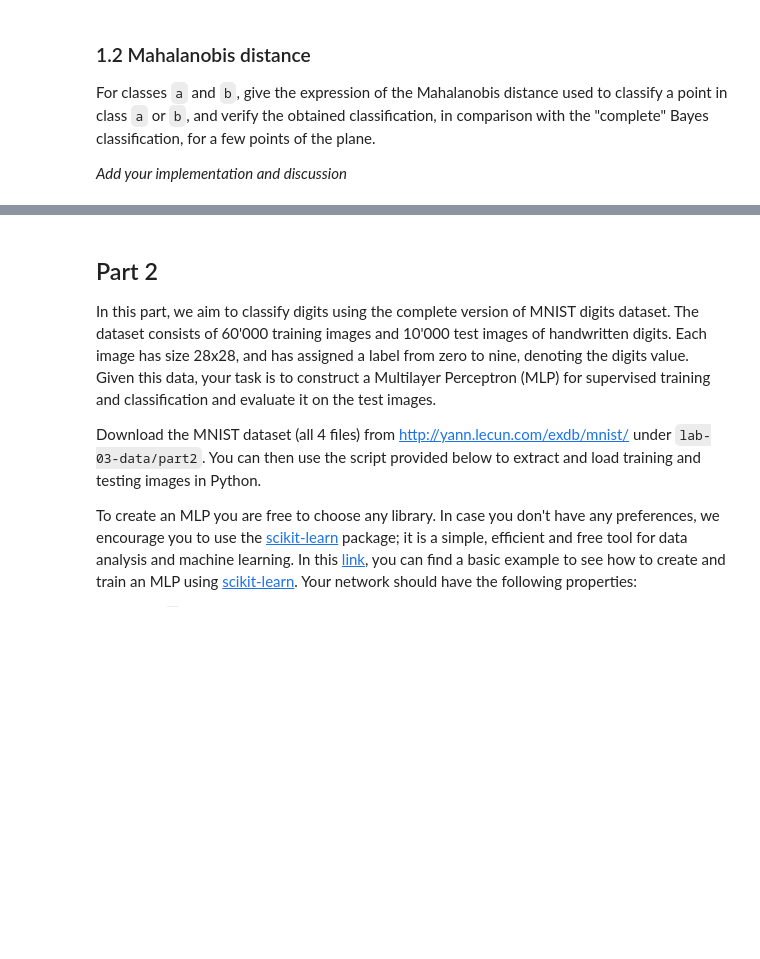
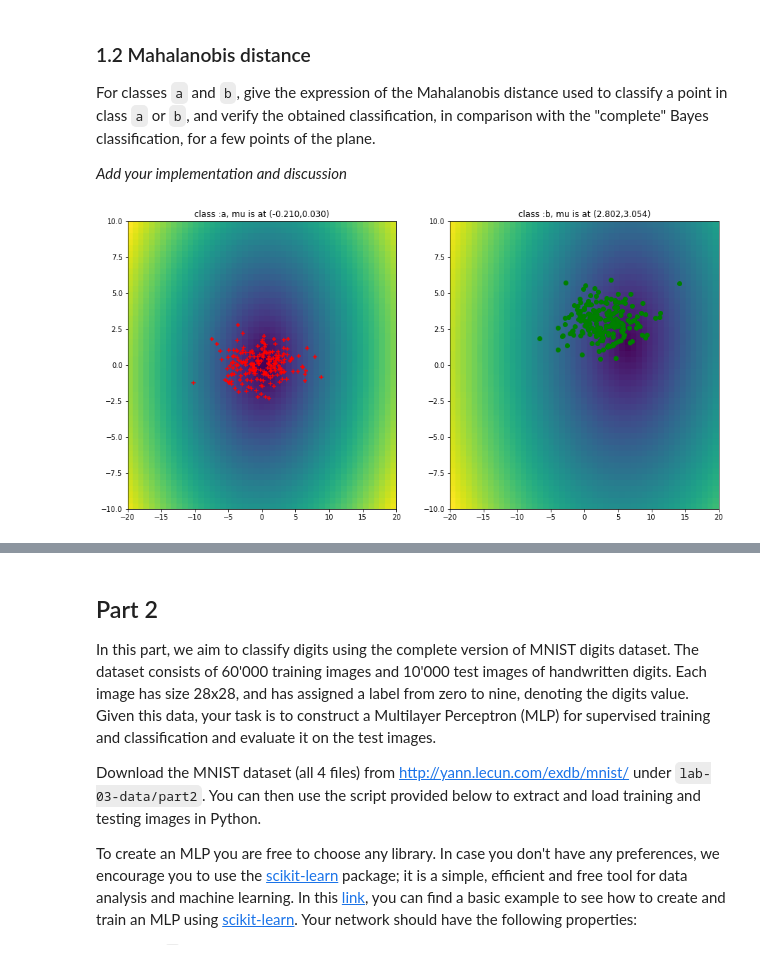
Before and after one commit to AlbericDeLajarte/ImageAnalysis, a Jupyter notebook: labs/Lab3-classification.ipynb, the cells around one changed output, grey strips where cells are left out. Cells and saved outputs as stored; diff of their text form; code cells hidden in the pictures; blank space fills up the shorter version.

```diff
--- a/labs/Lab3-classification.ipynb
+++ b/labs/Lab3-classification.ipynb
@@ -192,18 +159,0 @@ ax[1][2].scatter(c[:,0], c[:,1], marker= ',')
-# %%
-G_a_b = G_a["value"]-G_b["value"]>0
-G_a_c = G_a["value"]-G_c["value"]>0
-G_b_c = G_b["value"]-G_c["value"]>0
-
-#To be in A you have to be 1 and 3
-#To be in B you have to be 0 and 5
-#To be in C you have to be 2 and 4
-
-G_a_ = np.logical_and(G_a_b, G_a_c)
-G_b_ = np.logical_and(np.logical_not(G_a_b), G_b_c)
-G_c_ = np.logical_and(np.logical_not(G_a_c), np.logical_not(G_b_c))
-
-fig, axes = plt.subplots(1, len(Gs), figsize = (15, 5))
-print(type(axes))
-for ax, my_G in zip(axes, [G_a_, G_b_, G_c_]):
-    ax.pcolor(X,Y, my_G)
-plt.show()
@@ -251,0 +231,9 @@ For classes `a` and `b`, give the expression of the Mahalanobis distance used to
+# %%
+fig, axes = plt.subplots(1, 2, figsize = (15, 7.5))
+for ax, G in zip(axes, Gs[0:2]):
+    ax.pcolor(XX,YY, G["mahalanobis"])
+    ax.scatter(G["datapoint"][:,0], G["datapoint"][:,1], marker = G["marker"], color = G["color"])
+    ax.set_title("class :{}, mu is at ({:.3f},{:.3f})".format(G["name"][-1],*G["mu"]))
+plt.show()
+# %% [output]
+[figure, added]
```
Also changed, not shown: parts of 18 cells of this notebook, 5 other files.
